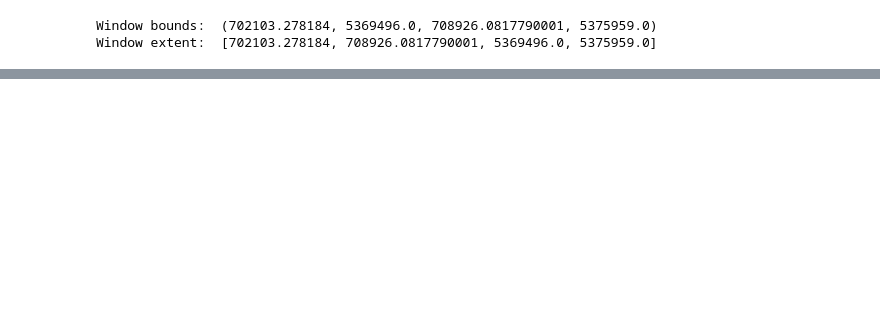
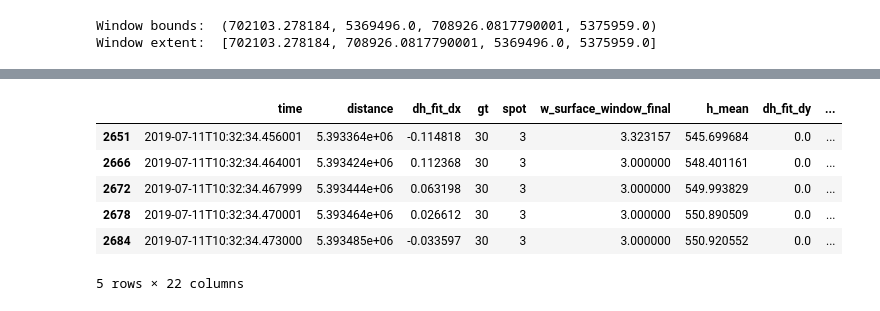
Before and after one commit to bessoh2/icesat2_sr, a Jupyter notebook: notebooks/Subset_pointcloud.ipynb, the cells around one changed output, grey strips where cells are left out. Saved outputs shown, nothing was run; the diff lists cells and outputs as text; code cells hidden in the pictures; blank space fills up the shorter version.

```diff
--- a/notebooks/Subset_pointcloud.ipynb
+++ b/notebooks/Subset_pointcloud.ipynb
@@ -192,0 +235,10 @@ AttributeError: 'DatasetReader' object has no attribute 'dtype'
+# %%
+snowoff_subset.head()
+# %% [output]
+|  | time | distance | dh_fit_dx | gt | spot | w_surface_window_final | h_mean | dh_fit_dy | ... |
+| 2651 | 2019-07-11T10:32:34.456001 | 5.393364e+06 | -0.114818 | 30 | 3 | 3.323157 | 545.699684 | 0.0 | ... |
+| 2666 | 2019-07-11T10:32:34.464001 | 5.393424e+06 | 0.112368 | 30 | 3 | 3.000000 | 548.401161 | 0.0 | ... |
+| 2672 | 2019-07-11T10:32:34.467999 | 5.393444e+06 | 0.063198 | 30 | 3 | 3.000000 | 549.993829 | 0.0 | ... |
+| 2678 | 2019-07-11T10:32:34.470001 | 5.393464e+06 | 0.026612 | 30 | 3 | 3.000000 | 550.890509 | 0.0 | ... |
+| 2684 | 2019-07-11T10:32:34.473000 | 5.393485e+06 | -0.033597 | 30 | 3 | 3.000000 | 550.920552 | 0.0 | ... |
+5 rows × 22 columns
```
Also changed, not shown: parts of 24 cells of this notebook, 2 other files.
